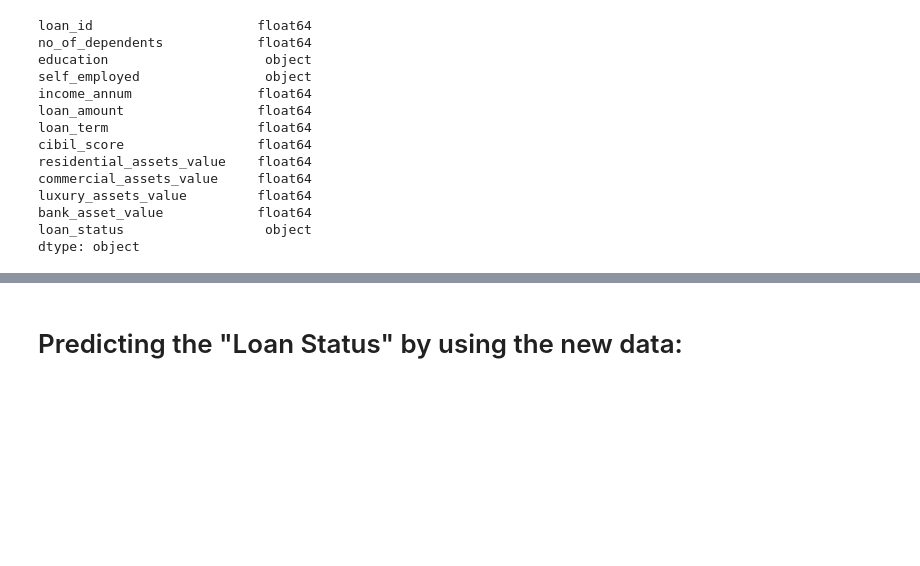
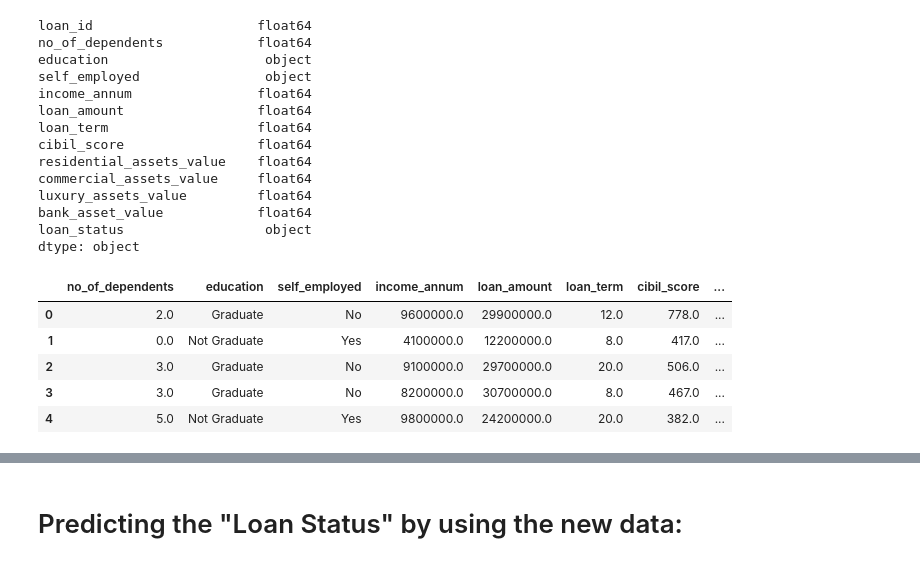
Before and after one commit to RaveenaaDeenadayalan/Loan-Approval, a Jupyter notebook: project coding.ipynb, the cells around one changed output, grey strips where cells are left out. Cells and saved outputs as stored; diff of their text form; code cells hidden in the pictures; blank space fills up the shorter version.

```diff
--- a/project coding.ipynb
+++ b/project coding.ipynb
@@ -229,0 +235,9 @@ loan_df = loan_df.drop(columns=['loan_id'])
+# %%
+loan_df.head()
+# %% [output]
+|  | no_of_dependents | education | self_employed | income_annum | loan_amount | loan_term | cibil_score | ... |
+| 0 | 2.0 | Graduate | No | 9600000.0 | 29900000.0 | 12.0 | 778.0 | ... |
+| 1 | 0.0 | Not Graduate | Yes | 4100000.0 | 12200000.0 | 8.0 | 417.0 | ... |
+| 2 | 3.0 | Graduate | No | 9100000.0 | 29700000.0 | 20.0 | 506.0 | ... |
+| 3 | 3.0 | Graduate | No | 8200000.0 | 30700000.0 | 8.0 | 467.0 | ... |
+| 4 | 5.0 | Not Graduate | Yes | 9800000.0 | 24200000.0 | 20.0 | 382.0 | ... |
```
Also changed, not shown: parts of 32 cells of this notebook, 8 other files.
